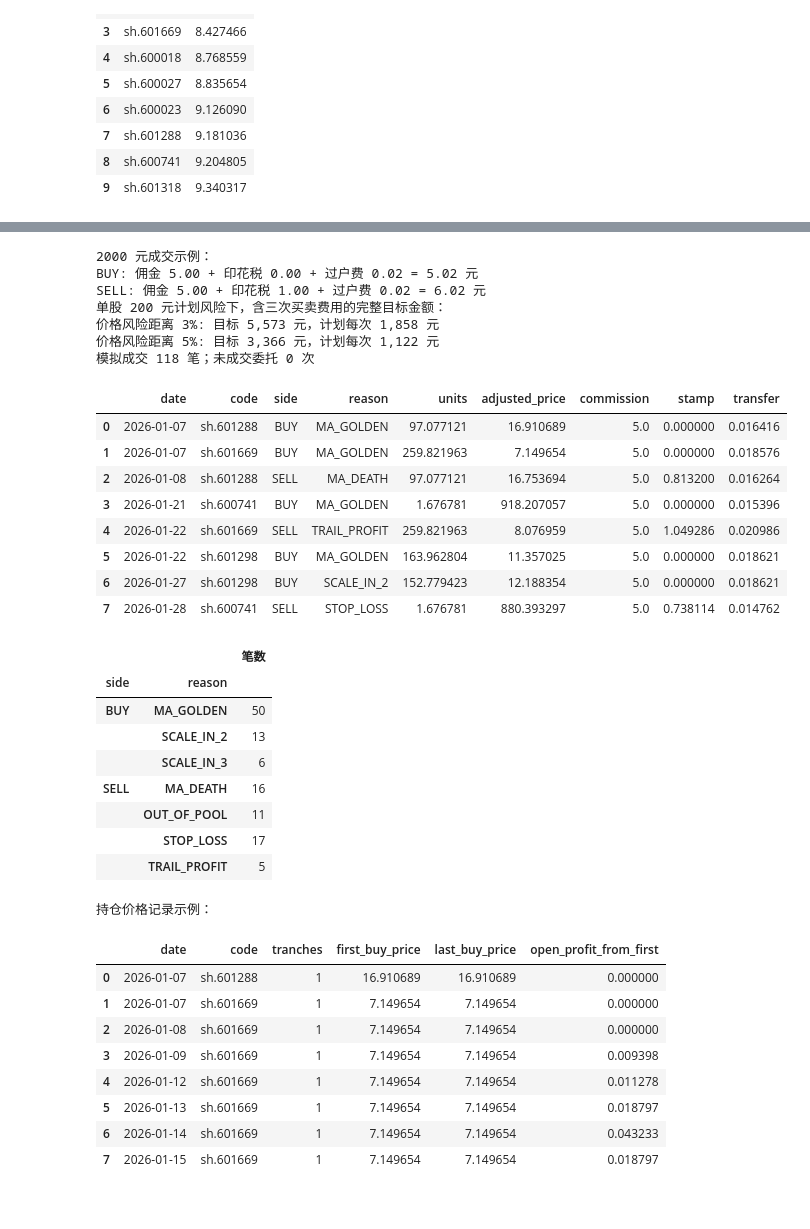
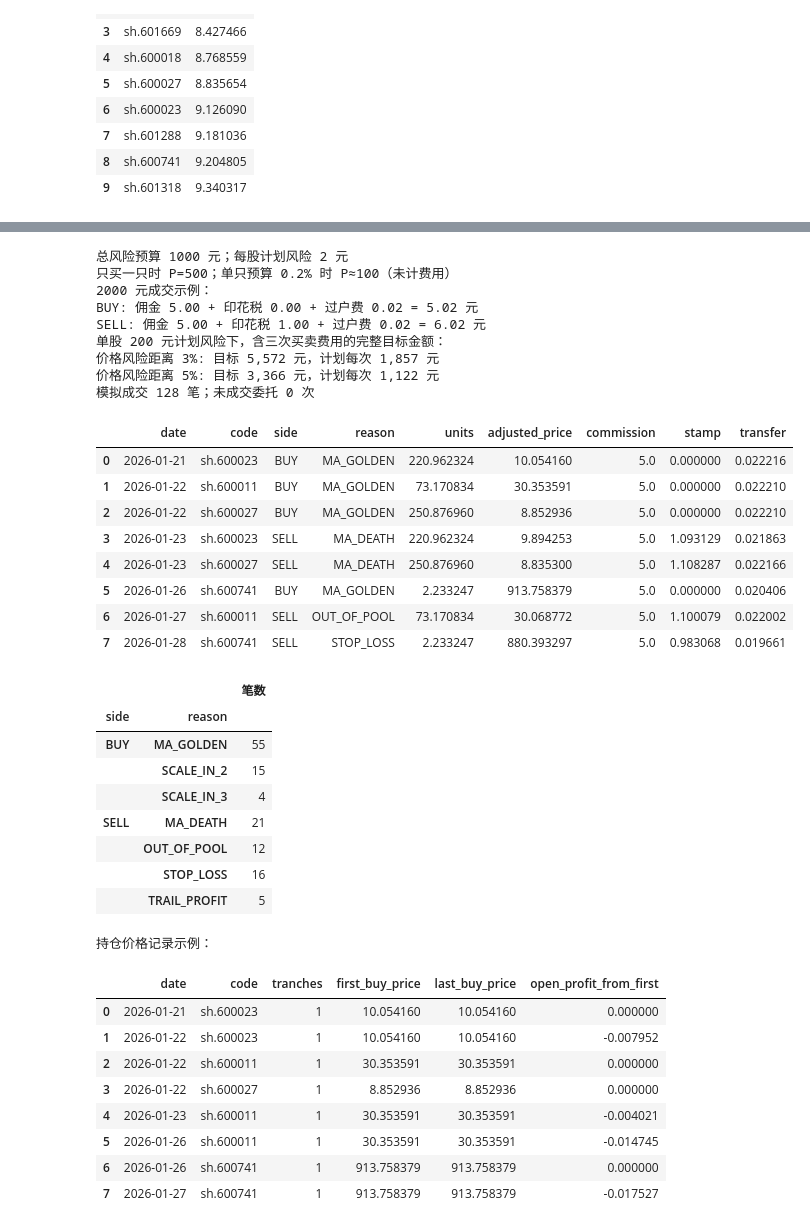
Before and after one commit to ZhengrongYue/MiniQuant, a Jupyter notebook: simple_framework.ipynb, the cells around one changed output, grey strips where cells are left out. Cells and saved outputs as stored; diff of their text form; code cells hidden in the pictures.

```diff
--- a/simple_framework.ipynb
+++ b/simple_framework.ipynb
@@ -25,15 +25,15 @@ DATA = Path('data/private')
 DATA.mkdir(parents=True, exist_ok=True)
 START_DATE, FIRST_DAY, END_DATE = '2025-12-01', '2026-01-05', '2026-09-30'
 POOL_SIZE, PE_LOWER, PE_UPPER = 10, 8.0, 30.0
-MA_FAST, MA_SLOW, ATR_WINDOW = 5, 20, 14
+MA_FAST, MA_SLOW, ATR_WINDOW = 8, 15, 14
 INITIAL_CASH = 100_000.0
 COMMISSION_RATE, MIN_COMMISSION = 0.0003, 5.0   # 券商万三；每笔佣金最低 5 元
 STAMP_DUTY_RATE = 0.0005                       # 2026 年卖出印花税：万分之五
 TRANSFER_RATE = 0.00001                        # 过户费双边：十万分之一
 TOTAL_RISK, NAME_RISK, MAX_NAME_WEIGHT = 0.01, 0.002, 0.10
 RISK_BUFFER = 0.95  # 下单时只用 95% 的组合风险预算，给费用和净值波动留余量
-INITIAL_STOP, ARM_GAIN, TRAIL_BACK = 0.03, 0.08, 0.03
-ATR_MULT, TRANCHES, ADD_PROFIT_STEP = 2.0, 3, 0.02  # 两次加仓阈值：+2%、+4%
+INITIAL_STOP, ARM_GAIN, TRAIL_BACK = 0.025, 0.08, 0.025
+ATR_MULT, TRANCHES, ADD_PROFIT_STEP = 1.5, 3, 0.02  # 两次加仓阈值：+2%、+4%
 BAR_FIELDS = 'date,code,open,high,low,close,volume,amount,tradestatus,peTTM,isST'
 REPORT_DATES = ('2025-09-30', '2025-12-31', '2026-03-31', '2026-06-30')
 EASTMONEY_API = 'https://datacenter-web.eastmoney.com/api/data/v1/get'
@@ -346,6 +346,6 @@ MA5 是近 5 个交易日的平均收盘价，MA20 是近 20 日平均。**金
 # %%
-def build_decisions(bars, reports, benchmark, first=FIRST_DAY, every=7):
-    """收盘信号：每 7 个交易日调池，MA5/MA20 金叉和死叉单独记录。"""
+def build_decisions(bars, reports, benchmark, first=FIRST_DAY, every=5):
+    """收盘信号：每 5 个交易日调池，MA8/MA15 金叉和死叉单独记录。"""
     dates = list(benchmark.loc[benchmark.date >= pd.Timestamp(first), 'date'])
     by_day = {day: frame for day, frame in bars.groupby('date', sort=False)}
     pool = set()
@@ -369,7 +369,7 @@ def build_decisions(bars, reports, benchmark, first=FIRST_DAY, every=7):
     return pd.DataFrame(records)
 
 
-decisions = build_decisions(bars, reports, benchmark, first=FIRST_DAY, every=7)
+decisions = build_decisions(bars, reports, benchmark, first=FIRST_DAY, every=5)
 display(decisions.loc[decisions.rebalance,
                       ['signal_date', 'execution_date', 'pool_count', 'trend_count']].head(5))
 print(f'调池 {int(decisions.rebalance.sum())} 次；股票池始终 10 只')
@@ -636,67 +642,79 @@ def run_risk_backtest(bars, benchmark, decisions, *, initial_cash=100_000.0,
     return nav, trades, holdings
 
 
+# 与上面的三步公式对应：先不计费用，展示单股与多股预算的差别。
+C, total_rate, name_rate, price, stock_rate = 100_000, 0.01, 0.002, 40, 0.05
+total_budget = C * total_rate
+risk_per_unit = price * stock_rate
+single_stock_units = total_budget / risk_per_unit
+multi_stock_units = min(total_budget, C * name_rate) / risk_per_unit
+print(f'总风险预算 {total_budget:.0f} 元；每股计划风险 {risk_per_unit:.0f} 元')
+print(f'只买一只时 P={single_stock_units:.0f}；单只预算 0.2% 时 P≈{multi_stock_units:.0f}（未计费用）')
+assert single_stock_units == 500 and multi_stock_units == 100
+
 print('2000 元成交示例：')
 for side in ('BUY', 'SELL'):
     total, commission, stamp, transfer = transaction_fee(2000, side)
     print(f'{side}: 佣金 {commission:.2f} + 印花税 {stamp:.2f} + 过户费 {transfer:.2f} = {total:.2f} 元')
 print('单股 200 元计划风险下，含三次买卖费用的完整目标金额：')
 for distance in (0.03, 0.05):
     full = TRANCHES * max_notional_for_risk(
         INITIAL_CASH * NAME_RISK / TRANCHES, distance)
     print(f'价格风险距离 {distance:.0%}: 目标 {full:,.0f} 元，计划每次 {full / TRANCHES:,.0f} 元')
 
 nav, trades, holdings = run_risk_backtest(
     bars, benchmark, decisions, initial_cash=INITIAL_CASH)
 print(f'模拟成交 {len(trades)} 笔；未成交委托 {int(nav.blocked.sum())} 次')
 display(trades[['date', 'code', 'side', 'reason', 'units',
                 'adjusted_price', 'commission', 'stamp', 'transfer']].head(8))
 display(trades.groupby(['side', 'reason']).size().rename('笔数').to_frame())
 print('持仓价格记录示例：')
 display(holdings[['date', 'code', 'tranches', 'first_buy_price',
                   'last_buy_price', 'open_profit_from_first']].head(8))
 assert nav.nav.gt(0).all()
 assert trades.empty or (trades.date > trades.signal_date).all()
 assert holdings.tranches.le(TRANCHES).all()
 add_dates = set(trades.loc[trades.reason.str.startswith('SCALE_IN'), 'date'])
 other_order_dates = set(trades.loc[trades.reason.eq('MA_GOLDEN') | trades.side.eq('SELL'), 'date'])
 assert not (add_dates & other_order_dates)  # 当日有退出或其他首笔买入时不加仓
 # %% [output]
+总风险预算 1000 元；每股计划风险 2 元
+只买一只时 P=500；单只预算 0.2% 时 P≈100（未计费用）
 2000 元成交示例：
 BUY: 佣金 5.00 + 印花税 0.00 + 过户费 0.02 = 5.02 元
 SELL: 佣金 5.00 + 印花税 1.00 + 过户费 0.02 = 6.02 元
 单股 200 元计划风险下，含三次买卖费用的完整目标金额：
-价格风险距离 3%: 目标 5,573 元，计划每次 1,858 元
+价格风险距离 3%: 目标 5,572 元，计划每次 1,857 元
 价格风险距离 5%: 目标 3,366 元，计划每次 1,122 元
-模拟成交 118 笔；未成交委托 0 次
+模拟成交 128 笔；未成交委托 0 次
 |  | date | code | side | reason | units | adjusted_price | commission | stamp | transfer |
-| 0 | 2026-01-07 | sh.601288 | BUY | MA_GOLDEN | 97.077121 | 16.910689 | 5.0 | 0.000000 | 0.016416 |
-| 1 | 2026-01-07 | sh.601669 | BUY | MA_GOLDEN | 259.821963 | 7.149654 | 5.0 | 0.000000 | 0.018576 |
-| 2 | 2026-01-08 | sh.601288 | SELL | MA_DEATH | 97.077121 | 16.753694 | 5.0 | 0.813200 | 0.016264 |
-| 3 | 2026-01-21 | sh.600741 | BUY | MA_GOLDEN | 1.676781 | 918.207057 | 5.0 | 0.000000 | 0.015396 |
-| 4 | 2026-01-22 | sh.601669 | SELL | TRAIL_PROFIT | 259.821963 | 8.076959 | 5.0 | 1.049286 | 0.020986 |
-| 5 | 2026-01-22 | sh.601298 | BUY | MA_GOLDEN | 163.962804 | 11.357025 | 5.0 | 0.000000 | 0.018621 |
-| 6 | 2026-01-27 | sh.601298 | BUY | SCALE_IN_2 | 152.779423 | 12.188354 | 5.0 | 0.000000 | 0.018621 |
-| 7 | 2026-01-28 | sh.600741 | SELL | STOP_LOSS | 1.676781 | 880.393297 | 5.0 | 0.738114 | 0.014762 |
+| 0 | 2026-01-21 | sh.600023 | BUY | MA_GOLDEN | 220.962324 | 10.054160 | 5.0 | 0.000000 | 0.022216 |
+| 1 | 2026-01-22 | sh.600011 | BUY | MA_GOLDEN | 73.170834 | 30.353591 | 5.0 | 0.000000 | 0.022210 |
+| 2 | 2026-01-22 | sh.600027 | BUY | MA_GOLDEN | 250.876960 | 8.852936 | 5.0 | 0.000000 | 0.022210 |
+| 3 | 2026-01-23 | sh.600023 | SELL | MA_DEATH | 220.962324 | 9.894253 | 5.0 | 1.093129 | 0.021863 |
+| 4 | 2026-01-23 | sh.600027 | SELL | MA_DEATH | 250.876960 | 8.835300 | 5.0 | 1.108287 | 0.022166 |
+| 5 | 2026-01-26 | sh.600741 | BUY | MA_GOLDEN | 2.233247 | 913.758379 | 5.0 | 0.000000 | 0.020406 |
+| 6 | 2026-01-27 | sh.600011 | SELL | OUT_OF_POOL | 73.170834 | 30.068772 | 5.0 | 1.100079 | 0.022002 |
+| 7 | 2026-01-28 | sh.600741 | SELL | STOP_LOSS | 2.233247 | 880.393297 | 5.0 | 0.983068 | 0.019661 |
 |  |  | 笔数 |
 | side | reason |  |
-| BUY | MA_GOLDEN | 50 |
-|  | SCALE_IN_2 | 13 |
-|  | SCALE_IN_3 | 6 |
-| SELL | MA_DEATH | 16 |
-|  | OUT_OF_POOL | 11 |
-|  | STOP_LOSS | 17 |
+| BUY | MA_GOLDEN | 55 |
+|  | SCALE_IN_2 | 15 |
+|  | SCALE_IN_3 | 4 |
+| SELL | MA_DEATH | 21 |
+|  | OUT_OF_POOL | 12 |
+|  | STOP_LOSS | 16 |
 |  | TRAIL_PROFIT | 5 |
 持仓价格记录示例：
 |  | date | code | tranches | first_buy_price | last_buy_price | open_profit_from_first |
-| 0 | 2026-01-07 | sh.601288 | 1 | 16.910689 | 16.910689 | 0.000000 |
-| 1 | 2026-01-07 | sh.601669 | 1 | 7.149654 | 7.149654 | 0.000000 |
-| 2 | 2026-01-08 | sh.601669 | 1 | 7.149654 | 7.149654 | 0.000000 |
-| 3 | 2026-01-09 | sh.601669 | 1 | 7.149654 | 7.149654 | 0.009398 |
-| 4 | 2026-01-12 | sh.601669 | 1 | 7.149654 | 7.149654 | 0.011278 |
-| 5 | 2026-01-13 | sh.601669 | 1 | 7.149654 | 7.149654 | 0.018797 |
-| 6 | 2026-01-14 | sh.601669 | 1 | 7.149654 | 7.149654 | 0.043233 |
-| 7 | 2026-01-15 | sh.601669 | 1 | 7.149654 | 7.149654 | 0.018797 |
+| 0 | 2026-01-21 | sh.600023 | 1 | 10.054160 | 10.054160 | 0.000000 |
+| 1 | 2026-01-22 | sh.600023 | 1 | 10.054160 | 10.054160 | -0.007952 |
+| 2 | 2026-01-22 | sh.600011 | 1 | 30.353591 | 30.353591 | 0.000000 |
+| 3 | 2026-01-22 | sh.600027 | 1 | 8.852936 | 8.852936 | 0.000000 |
+| 4 | 2026-01-23 | sh.600011 | 1 | 30.353591 | 30.353591 | -0.004021 |
+| 5 | 2026-01-26 | sh.600011 | 1 | 30.353591 | 30.353591 | -0.014745 |
+| 6 | 2026-01-26 | sh.600741 | 1 | 913.758379 | 913.758379 | 0.000000 |
+| 7 | 2026-01-27 | sh.600741 | 1 | 913.758379 | 913.758379 | -0.017527 |
 # %% [markdown]
 ## 模块 7｜评价：收益、回撤与风险预算都要看
 
```
Also changed, not shown: parts of 13 cells of this notebook, 2 other files.
